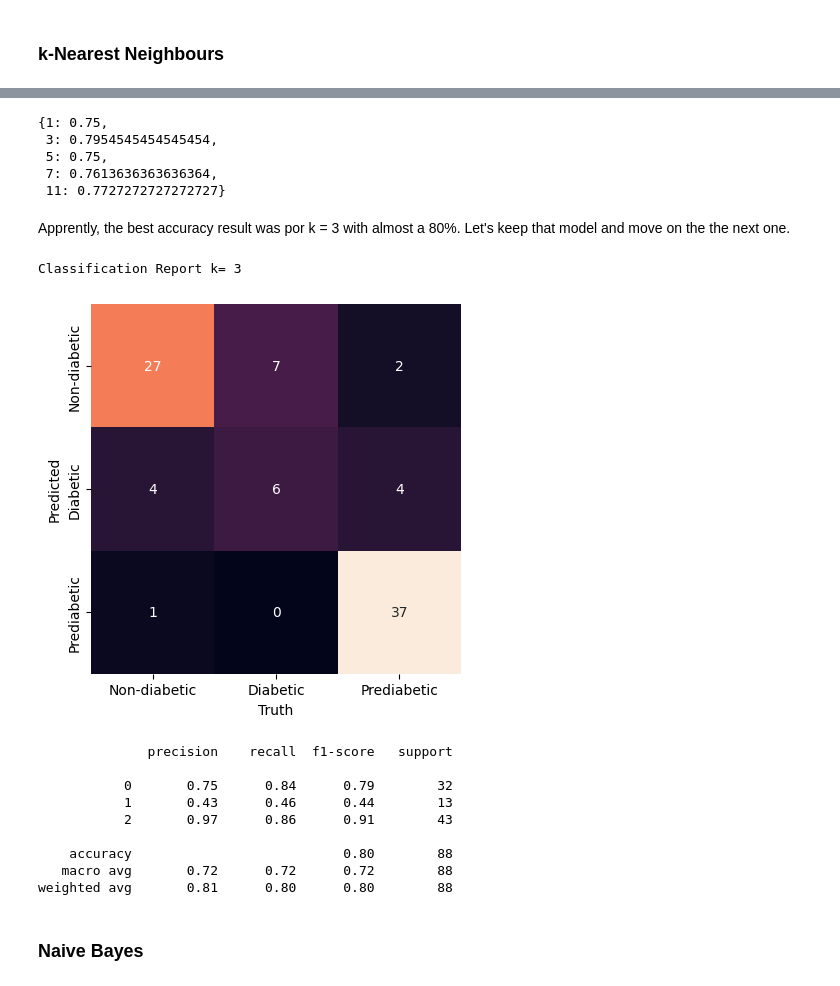
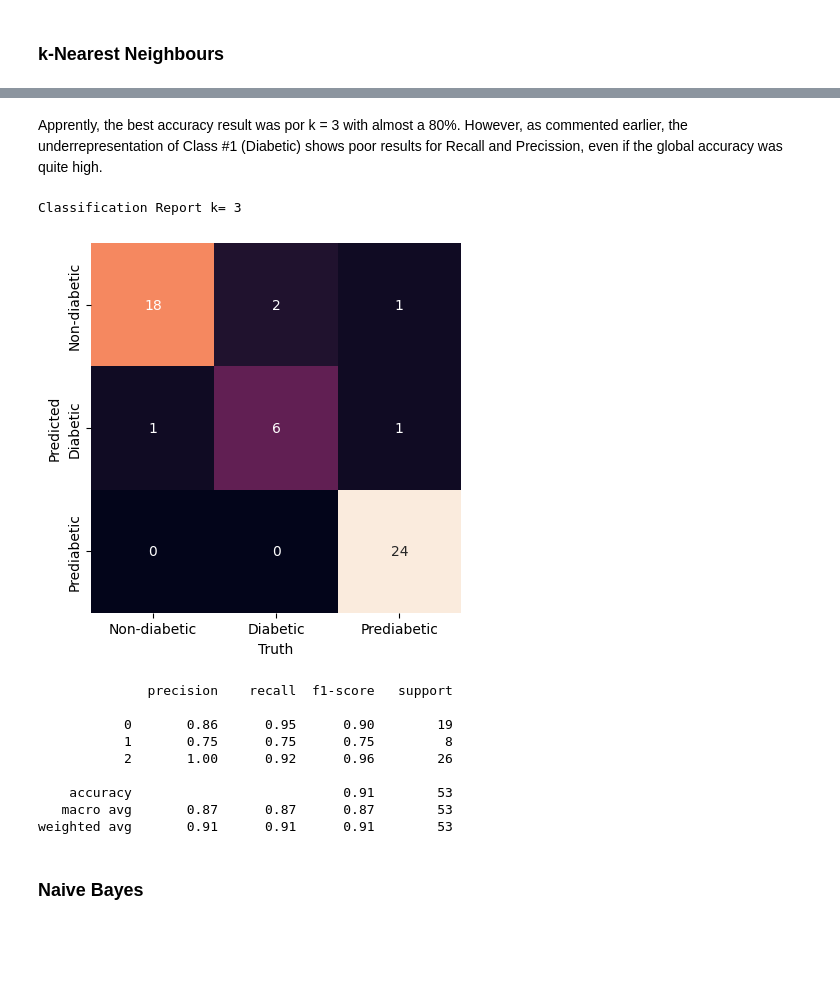
Before and after one commit to alaznar/Diabetes-class, a Jupyter notebook: Diabetes.ipynb, the cells around one changed output, grey strips where cells are left out. Drawn from its saved outputs; the diff is of its cells as text; code cells hidden in the pictures; blank space fills up the shorter version.

```diff
--- a/Diabetes.ipynb
+++ b/Diabetes.ipynb
@@ -36,6 +38,6 @@ from sklearn.preprocessing import OneHotEncoder
 # %%
 # Load data
-diabetes = pd.read_csv("C:/Users/alexa/oneDrive/Documents/Code/Python/Projects/Diabetes/diabetes/Multiclass Diabetes Dataset/Multiclass Diabetes Dataset.csv")
+diabetes = pd.read_csv("Multiclass Diabetes Dataset.csv")
 
 # Save predictors and target on different datasets
 x = diabetes.drop(columns = ['Class'])
@@ -211,6 +213,6 @@ Let's split our data in the train and test datasets!
 # %%
 x_train, x_test, y_train, y_test = train_test_split(x, y,
-                                                    test_size=0.33,
+                                                    test_size=0.2,
                                                     random_state=12345,
                                                     stratify=y)
 
@@ -313,42 +311,37 @@ weighted avg       0.79      0.77      0.77        88
-# %%
-scores_kNN
-# %% [output]
-{1: 0.75,
- 3: 0.7954545454545454,
- 5: 0.75,
- 7: 0.7613636363636364,
- 11: 0.7727272727272727}
 # %% [markdown]
-Apprently, the best accuracy result was por k = 3 with almost a 80%. Let's keep that model and move on the the next one.
+Apprently, the best accuracy result was por k = 3 with almost a 80%. However, as commented earlier, the underrepresentation of Class #1 (Diabetic) shows poor results for Recall and Precission, even if the global accuracy was quite high.
 # %%
 scores = {}
+f1 = {}
 
 classifier = KNeighborsClassifier(n_neighbors=3)
 classifier.fit(x_train, y_train)
 pred = classifier.predict(x_test)
 scores['k-NN (k = 3)'] = metrics.accuracy_score(y_test,pred)
+f1['k-NN (k = 3)'] = metrics.f1_score(y_test,pred,average='macro')    #lets keep macro avg
+                                                                      # because of slight imbalance
 mat = confusion_matrix(pred, y_test)
 sns.heatmap(mat, square=True, annot=True, fmt='d', cbar=False,
         xticklabels=['Non-diabetic', 'Diabetic', 'Prediabetic'],
         yticklabels=['Non-diabetic', 'Diabetic', 'Prediabetic'])
 plt.xlabel('Truth')
 plt.ylabel('Predicted')
 result1 = metrics.classification_report(y_test, pred)
 print("Classification Report k= 3")
 plt.show()
 print(result1)
 # %% [output]
 Classification Report k= 3
-[figure, old version]
+[figure, new version]
               precision    recall  f1-score   support
 
-           0       0.75      0.84      0.79        32
-           1       0.43      0.46      0.44        13
-           2       0.97      0.86      0.91        43
+           0       0.86      0.95      0.90        19
+           1       0.75      0.75      0.75         8
+           2       1.00      0.92      0.96        26
 
-    accuracy                           0.80        88
-   macro avg       0.72      0.72      0.72        88
-weighted avg       0.81      0.80      0.80        88
+    accuracy                           0.91        53
+   macro avg       0.87      0.87      0.87        53
+weighted avg       0.91      0.91      0.91        53
 # %% [markdown]
 ### Naive Bayes
 # %%
```
Also changed, not shown: parts of 37 cells of this notebook.
